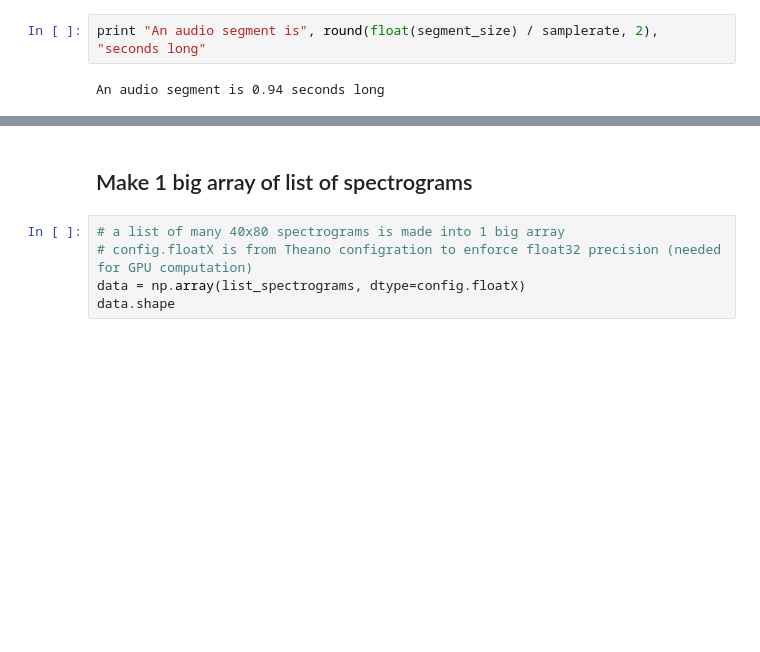
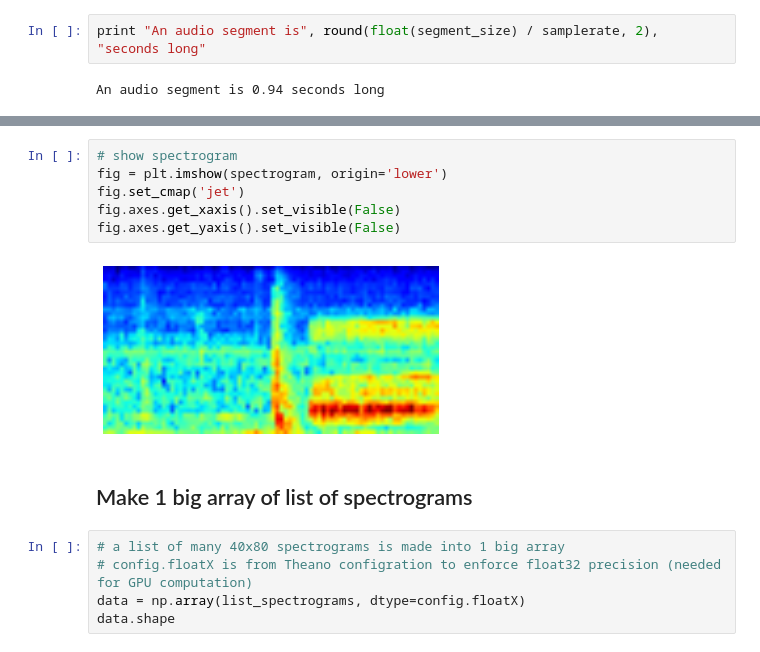
Before and after one commit to tuwien-musicir/DeepLearning_Tutorial, a Jupyter notebook: Music_speech_classification.ipynb, the cells around one changed output, grey strips where cells are left out. Saved outputs shown, nothing was run; the diff lists cells and outputs as text; blank space fills up the shorter version.

```diff
--- a/Music_speech_classification.ipynb
+++ b/Music_speech_classification.ipynb
@@ -165,3 +179,11 @@ In a real setting, one would create training instances of as many audio segments
+# %%
+# show spectrogram
+fig = plt.imshow(spectrogram, origin='lower')
+fig.set_cmap('jet')
+fig.axes.get_xaxis().set_visible(False)
+fig.axes.get_yaxis().set_visible(False)
+# %% [output]
+[figure, added]
 # %% [markdown]
 ## Make 1 big array of list of spectrograms
 # %%
```
Also changed, not shown: parts of 16 cells of this notebook.
